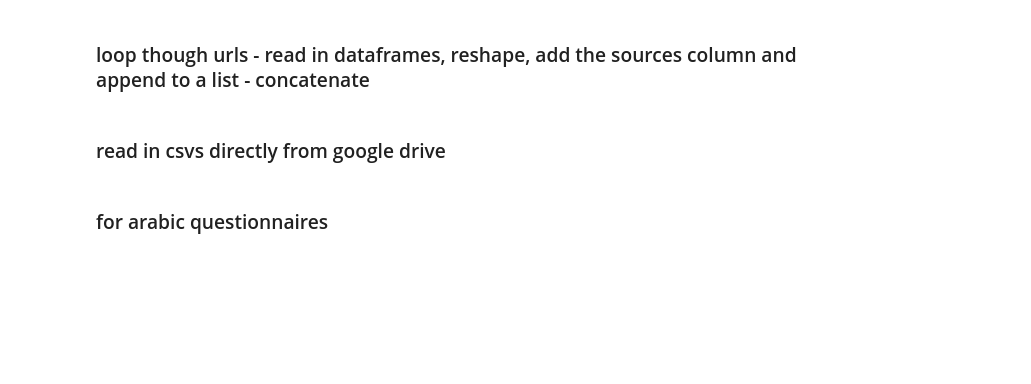
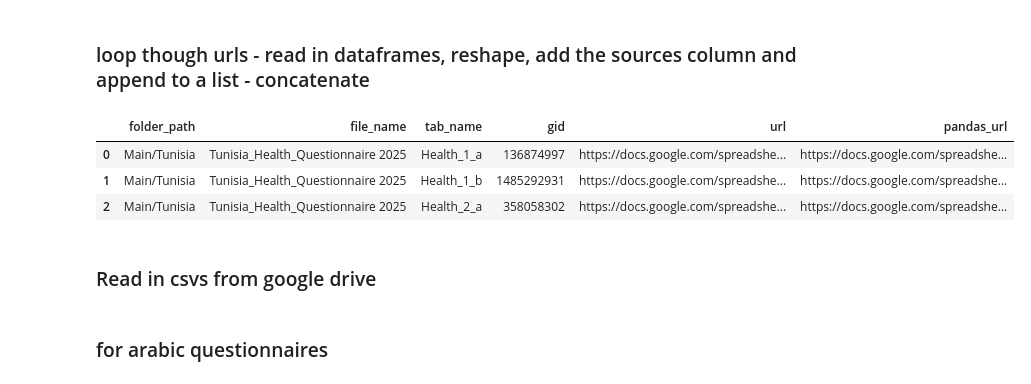
Before and after one commit to raffi1974/DSS-consolidate-questionnaires, a Jupyter notebook: consolidate_edu_questionnaire.ipynb, the cells around one changed output. Drawn from its saved outputs; the diff is of its cells as text; code cells hidden in the pictures; blank space fills up the shorter version.

```diff
--- a/consolidate_edu_questionnaire.ipynb
+++ b/consolidate_edu_questionnaire.ipynb
@@ -72,14 +95,13 @@ df_urls.to_csv('C:/Users/511232/Desktop/DSS/Consolidated questionnaires/online q
 # %% [markdown]
 ### loop though urls - read in dataframes, reshape, add the sources column and append to a list - concatenate
 # %%
-#Replace /edit#gid= with /export?format=csv&gid=
-url='https://docs.google.com/spreadsheets/d/1LCB2atXeECpkib6GSfHE6MrsNU0E7KeqAEYVik_YNgo/edit#gid=1096513440'
-
-csv_url = url.replace('/edit#gid=', '/export?format=csv&gid=')
-
-df=pd.read_csv(csv_url)
-df.head()
+df_urls.head(3)
+# %% [output]
+|  | folder_path | file_name | tab_name | gid | url | pandas_url |
+| 0 | Main/Tunisia | Tunisia_Health_Questionnaire 2025 | Health_1_a | 136874997 | https://docs.google.com/spreadshe... | https://docs.google.com/spreadshe... |
+| 1 | Main/Tunisia | Tunisia_Health_Questionnaire 2025 | Health_1_b | 1485292931 | https://docs.google.com/spreadshe... | https://docs.google.com/spreadshe... |
+| 2 | Main/Tunisia | Tunisia_Health_Questionnaire 2025 | Health_2_a | 358058302 | https://docs.google.com/spreadshe... | https://docs.google.com/spreadshe... |
 # %% [markdown]
-### read in csvs directly from google drive
+### Read in csvs from google drive
 # %% [markdown]
 ### for arabic questionnaires
```
Also changed, not shown: parts of 8 cells of this notebook.
